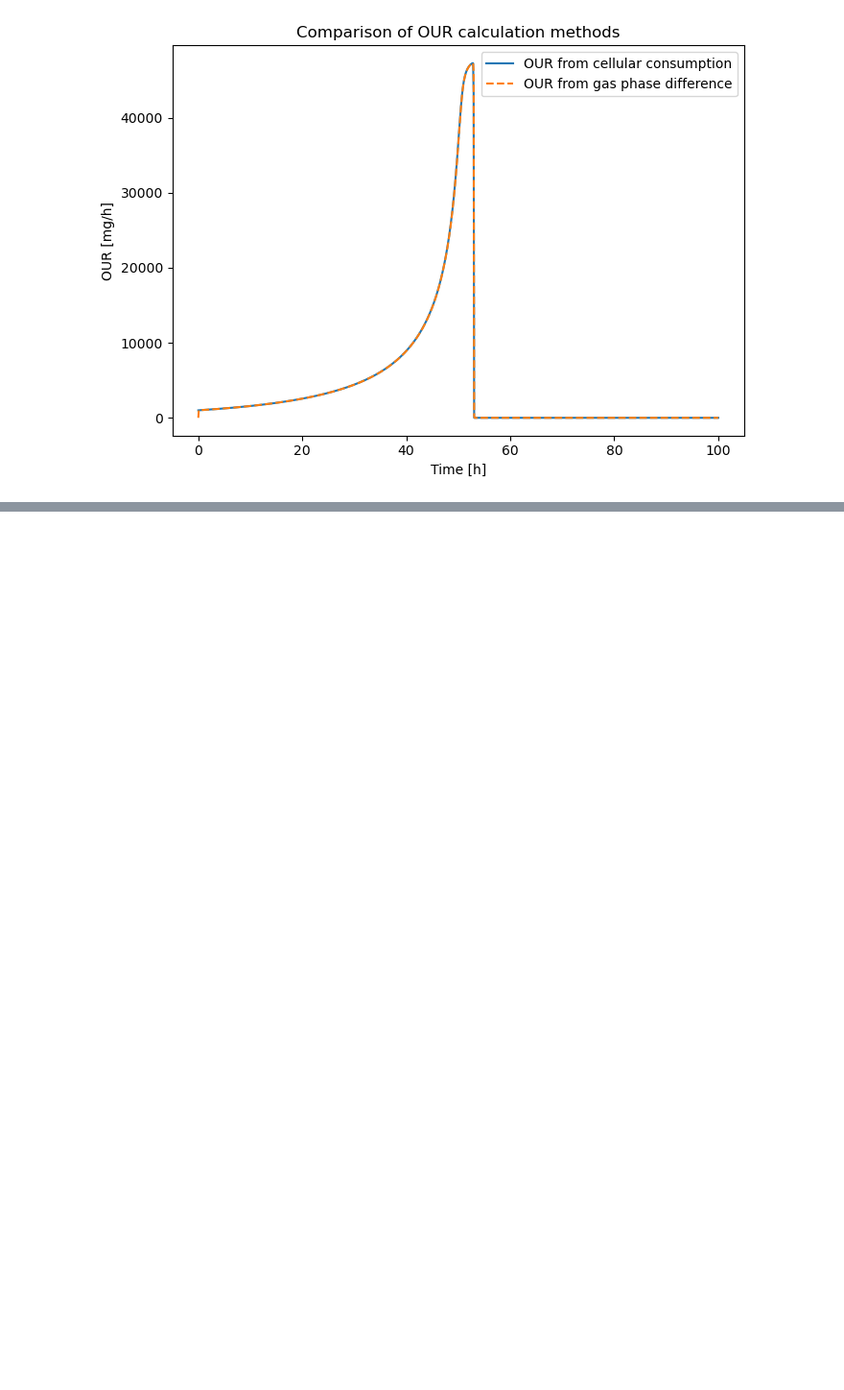
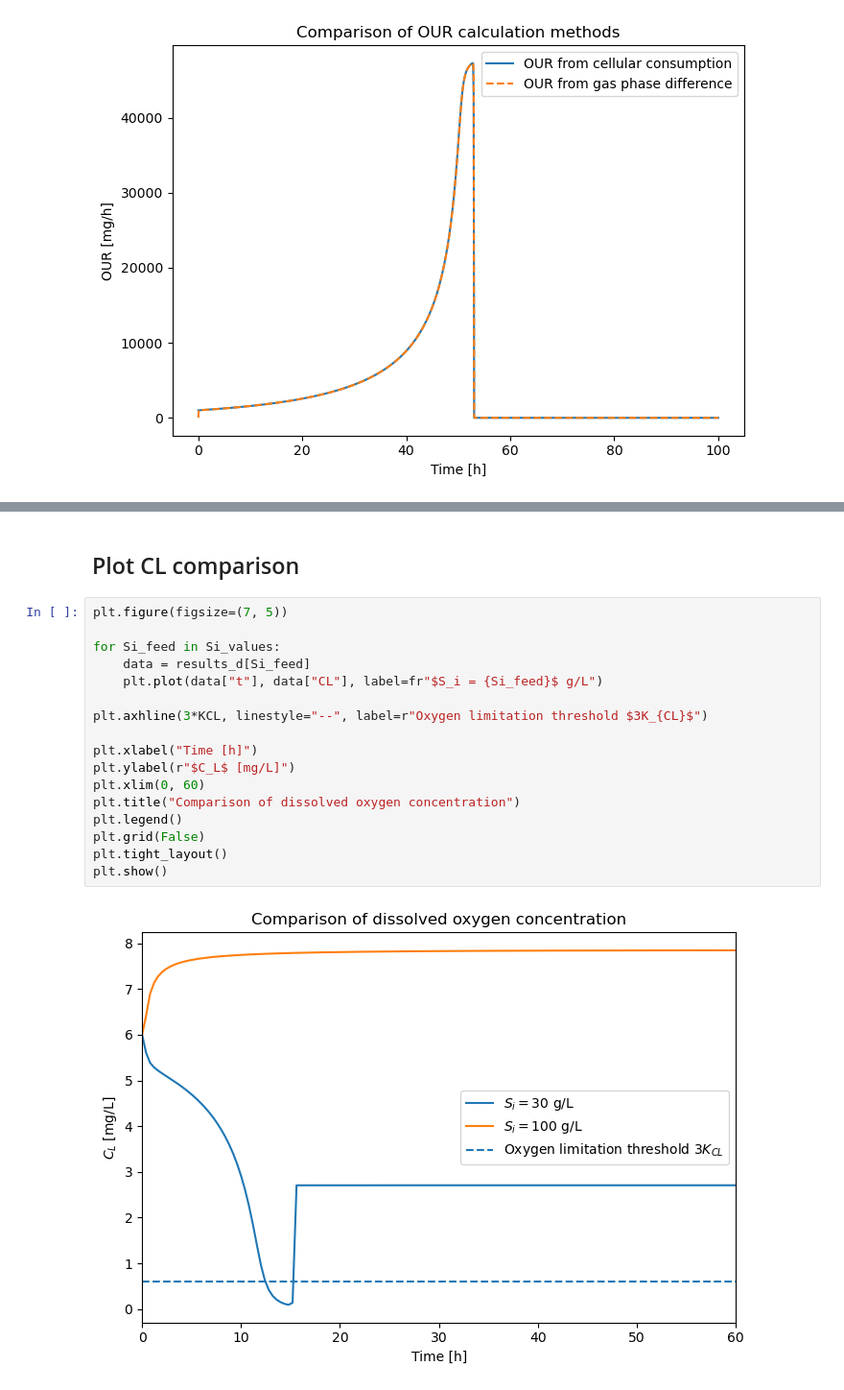
Before and after one commit to Noah-Paga/Bioreactor-mod-simulation, a Jupyter notebook: Project_5/Ex_2.ipynb, the cells around one changed output, grey strips where cells are left out. Shown at 96% size. Saved outputs shown, nothing was run; the diff lists cells and outputs as text; blank space fills up the shorter version.

```diff
--- a/Project_5/Ex_2.ipynb
+++ b/Project_5/Ex_2.ipynb
@@ -271,0 +373,21 @@ plt.show()
+# %% [markdown]
+## Plot CL comparison
+# %%
+plt.figure(figsize=(7, 5))
+
+for Si_feed in Si_values:
+    data = results_d[Si_feed]
+    plt.plot(data["t"], data["CL"], label=fr"$S_i = {Si_feed}$ g/L")
+
+plt.axhline(3*KCL, linestyle="--", label=r"Oxygen limitation threshold $3K_{CL}$")
+
+plt.xlabel("Time [h]")
+plt.ylabel(r"$C_L$ [mg/L]")
+plt.xlim(0, 60)
+plt.title("Comparison of dissolved oxygen concentration")
+plt.legend()
+plt.grid(False)
+plt.tight_layout()
+plt.show()
+# %% [output]
+[figure, added]
```
Also changed, not shown: parts of 13 cells of this notebook.
